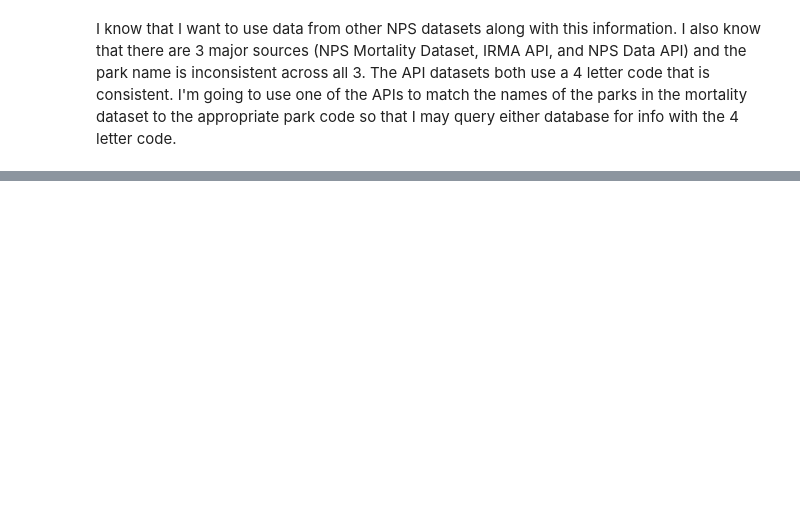
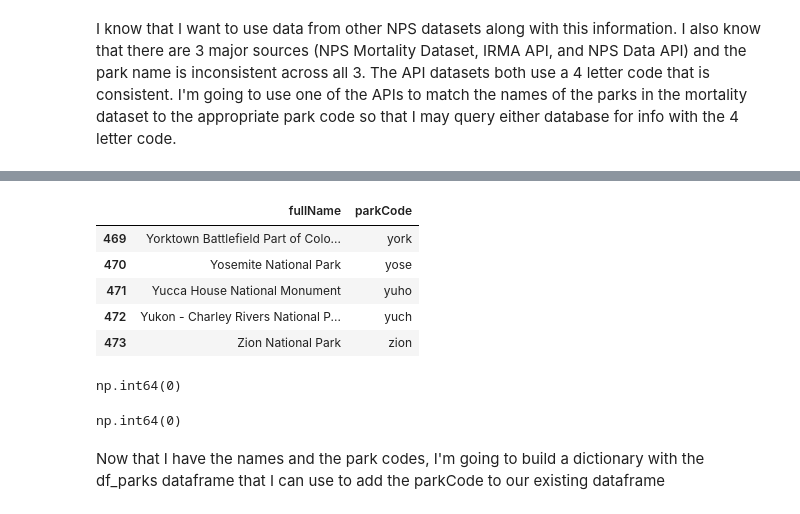
Before and after one commit to jeccalong/NPS_mini_project, a Jupyter notebook: Notebooks/NPS_mini_project.ipynb, the cells around one changed output, grey strips where cells are left out. Cells and saved outputs as stored; diff of their text form; code cells hidden in the pictures; blank space fills up the shorter version.

```diff
--- a/Notebooks/NPS_mini_project.ipynb
+++ b/Notebooks/NPS_mini_project.ipynb
@@ -235,0 +491,19 @@ I know that I want to use data from other NPS datasets along with this informati
+# %%
+df_parks.tail()
+# %% [output]
+|  | fullName | parkCode |
+| 469 | Yorktown Battlefield Part of Colo... | york |
+| 470 | Yosemite National Park | yose |
+| 471 | Yucca House National Monument | yuho |
+| 472 | Yukon - Charley Rivers National P... | yuch |
+| 473 | Zion National Park | zion |
+# %%
+df_parks["fullName"].duplicated().sum()
+# %% [output]
+np.int64(0)
+# %%
+df_parks["parkCode"].duplicated().sum()
+# %% [output]
+np.int64(0)
+# %% [markdown]
+Now that I have the names and the park codes, I'm going to build a dictionary with the df_parks dataframe that I can use to add the parkCode to our existing dataframe
```
Also changed, not shown: parts of 34 cells of this notebook, 2 other files.
